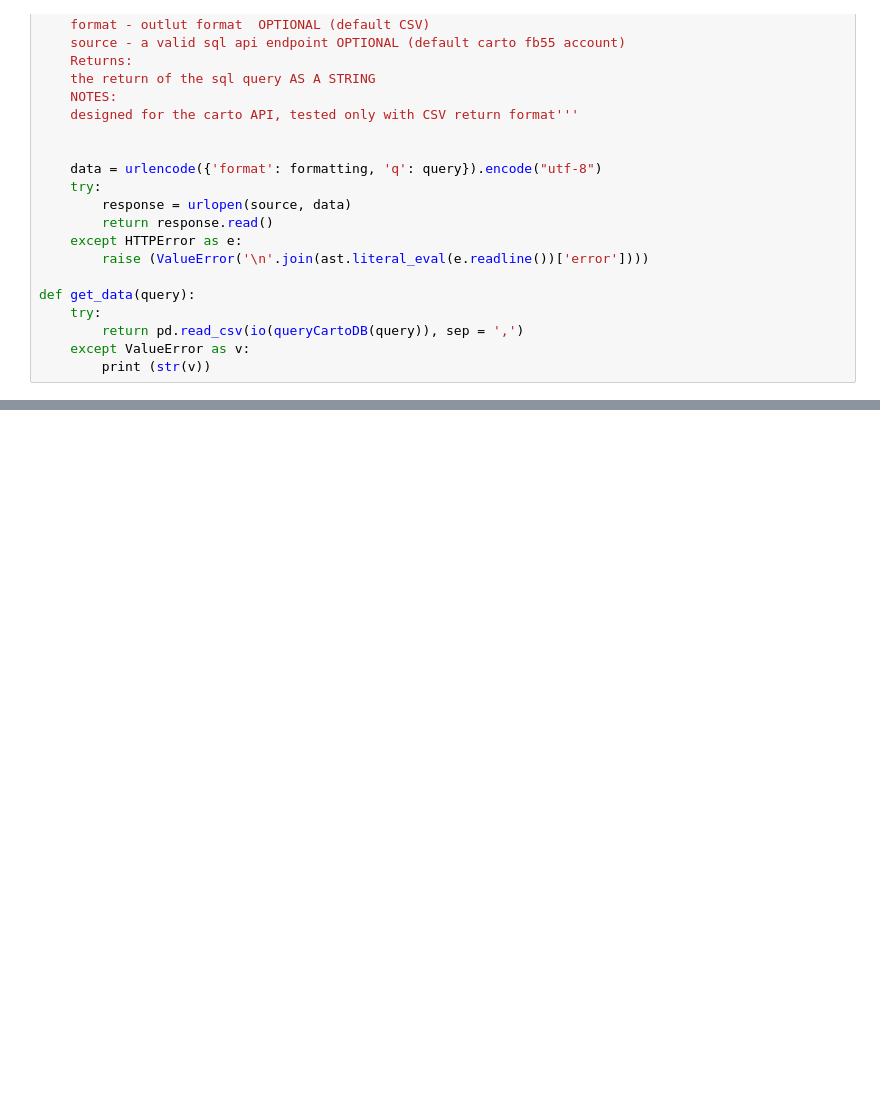
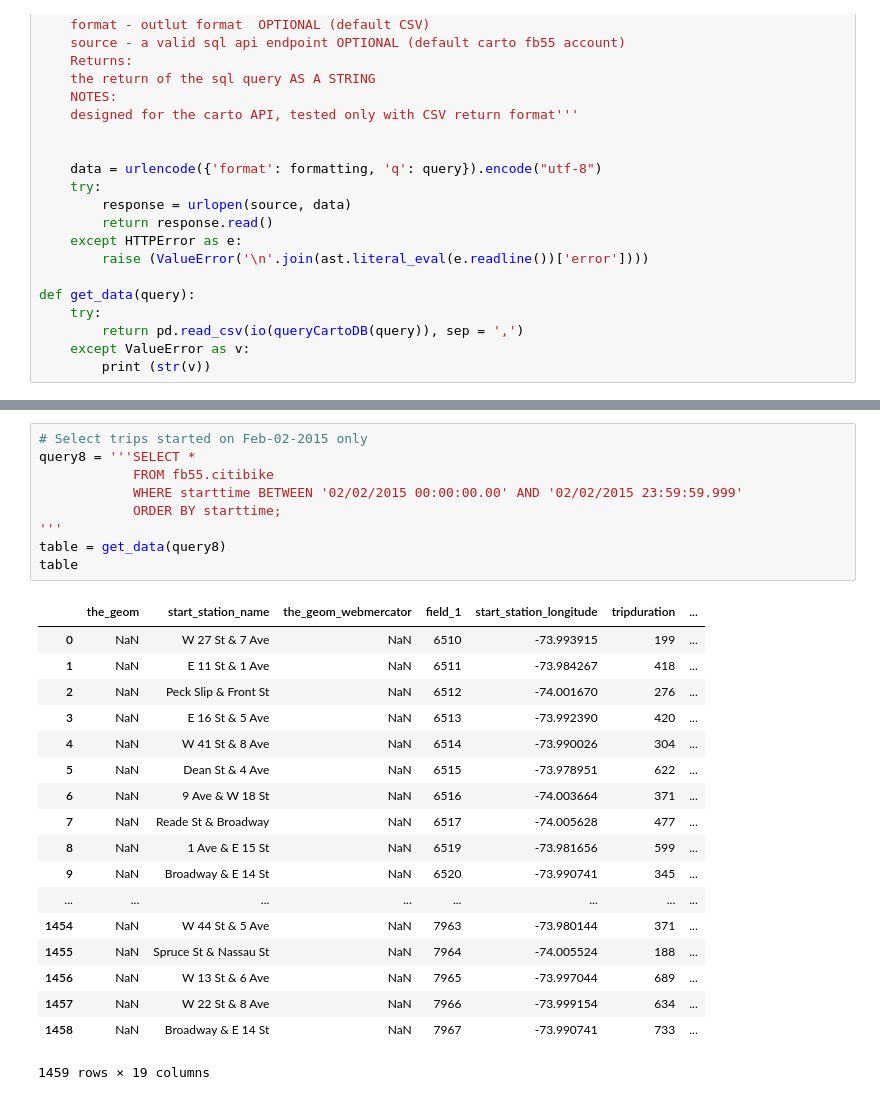
Before and after one commit to timurmukhtarov/PUI2018_tm1722, a Jupyter notebook: HW6_tm1722/HW6_Assignment2_tm1722.ipynb, the cells around one changed output, grey strips where cells are left out. Drawn from its saved outputs; the diff is of its cells as text; blank space fills up the shorter version.

```diff
--- a/HW6_tm1722/HW6_Assignment2_tm1722.ipynb
+++ b/HW6_tm1722/HW6_Assignment2_tm1722.ipynb
@@ -58,0 +222,28 @@ table.head(5)
+# %%
+# Select trips started on Feb-02-2015 only
+query8 = '''SELECT *
+            FROM fb55.citibike
+            WHERE starttime BETWEEN '02/02/2015 00:00:00.00' AND '02/02/2015 23:59:59.999'
+            ORDER BY starttime;
+'''
+table = get_data(query8)
+table
+# %% [output]
+|  | the_geom | start_station_name | the_geom_webmercator | field_1 | start_station_longitude | tripduration | ... |
+| 0 | NaN | W 27 St & 7 Ave | NaN | 6510 | -73.993915 | 199 | ... |
+| 1 | NaN | E 11 St & 1 Ave | NaN | 6511 | -73.984267 | 418 | ... |
+| 2 | NaN | Peck Slip & Front St | NaN | 6512 | -74.001670 | 276 | ... |
+| 3 | NaN | E 16 St & 5 Ave | NaN | 6513 | -73.992390 | 420 | ... |
+| 4 | NaN | W 41 St & 8 Ave | NaN | 6514 | -73.990026 | 304 | ... |
+| 5 | NaN | Dean St & 4 Ave | NaN | 6515 | -73.978951 | 622 | ... |
+| 6 | NaN | 9 Ave & W 18 St | NaN | 6516 | -74.003664 | 371 | ... |
+| 7 | NaN | Reade St & Broadway | NaN | 6517 | -74.005628 | 477 | ... |
+| 8 | NaN | 1 Ave & E 15 St | NaN | 6519 | -73.981656 | 599 | ... |
+| 9 | NaN | Broadway & E 14 St | NaN | 6520 | -73.990741 | 345 | ... |
+| ... | ... | ... | ... | ... | ... | ... | ... |
+| 1454 | NaN | W 44 St & 5 Ave | NaN | 7963 | -73.980144 | 371 | ... |
+| 1455 | NaN | Spruce St & Nassau St | NaN | 7964 | -74.005524 | 188 | ... |
+| 1456 | NaN | W 13 St & 6 Ave | NaN | 7965 | -73.997044 | 689 | ... |
+| 1457 | NaN | W 22 St & 8 Ave | NaN | 7966 | -73.999154 | 634 | ... |
+| 1458 | NaN | Broadway & E 14 St | NaN | 7967 | -73.990741 | 733 | ... |
+1459 rows × 19 columns
```
Also changed, not shown: parts of 22 cells of this notebook, 1 other file.
